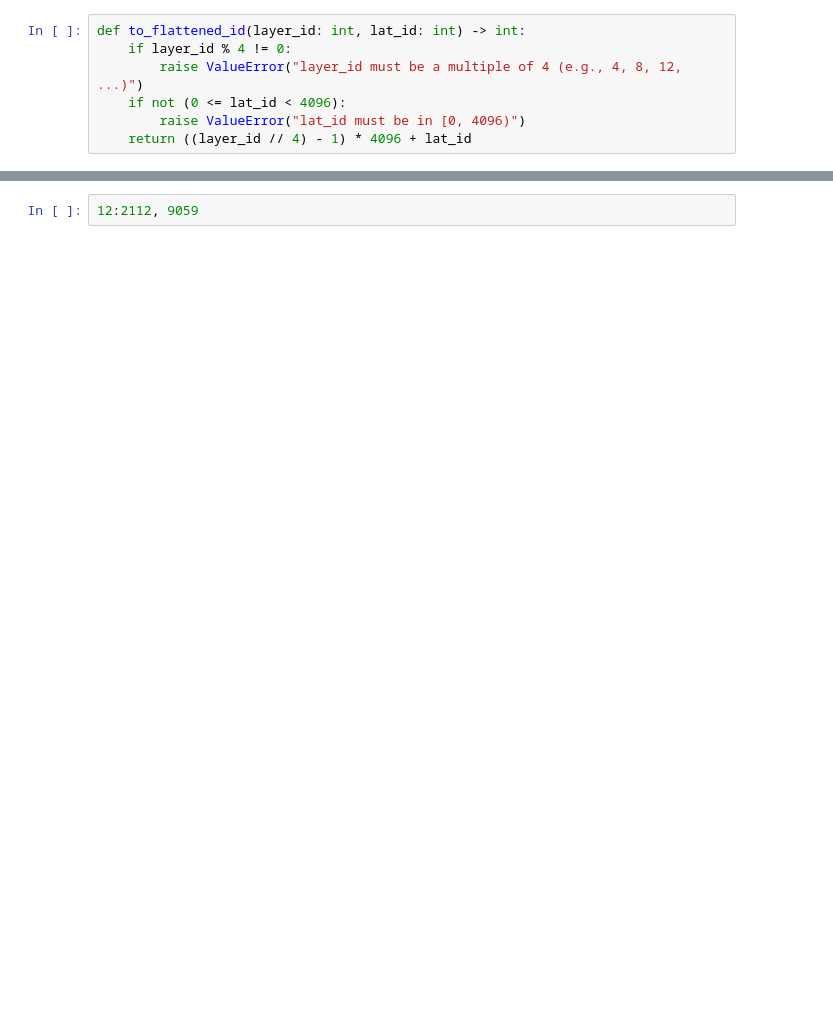
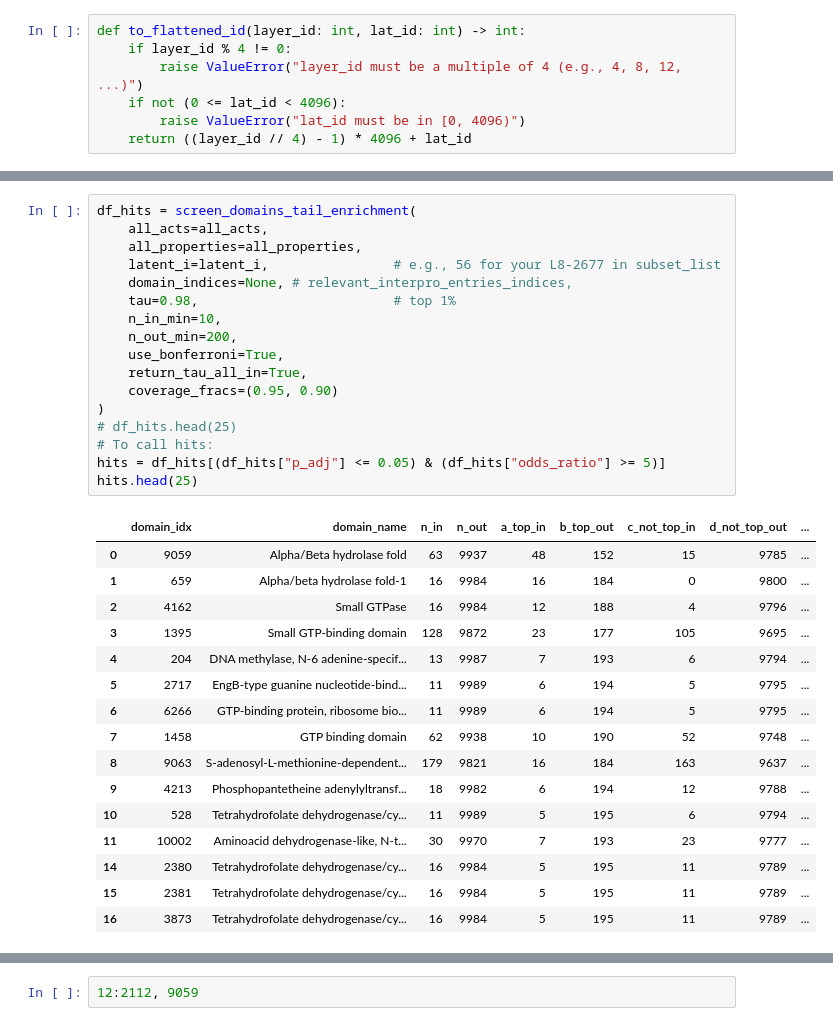
Before and after one commit to NainaniJatinZ/plm_circuits, a Jupyter notebook: notebooks/domain_corr/property_association_test.ipynb, the cells around one changed output, grey strips where cells are left out. Drawn from its saved outputs; the diff is of its cells as text; blank space fills up the shorter version.

```diff
--- a/notebooks/domain_corr/property_association_test.ipynb
+++ b/notebooks/domain_corr/property_association_test.ipynb
@@ -82,0 +413,34 @@ interpro_annotations_nonzero.iloc[9339]["ENTRY_NAME"]
+# %%
+df_hits = screen_domains_tail_enrichment(
+    all_acts=all_acts,
+    all_properties=all_properties,
+    latent_i=latent_i,                # e.g., 56 for your L8-2677 in subset_list
+    domain_indices=None, # relevant_interpro_entries_indices,
+    tau=0.98,                         # top 1%
+    n_in_min=10,
+    n_out_min=200,
+    use_bonferroni=True,
+    return_tau_all_in=True,
+    coverage_fracs=(0.95, 0.90)
+)
+# df_hits.head(25)
+# To call hits:
+hits = df_hits[(df_hits["p_adj"] <= 0.05) & (df_hits["odds_ratio"] >= 5)]
+hits.head(25)
+# %% [output]
+|  | domain_idx | domain_name | n_in | n_out | a_top_in | b_top_out | c_not_top_in | d_not_top_out | ... |
+| 0 | 9059 | Alpha/Beta hydrolase fold | 63 | 9937 | 48 | 152 | 15 | 9785 | ... |
+| 1 | 659 | Alpha/beta hydrolase fold-1 | 16 | 9984 | 16 | 184 | 0 | 9800 | ... |
+| 2 | 4162 | Small GTPase | 16 | 9984 | 12 | 188 | 4 | 9796 | ... |
+| 3 | 1395 | Small GTP-binding domain | 128 | 9872 | 23 | 177 | 105 | 9695 | ... |
+| 4 | 204 | DNA methylase, N-6 adenine-specif... | 13 | 9987 | 7 | 193 | 6 | 9794 | ... |
+| 5 | 2717 | EngB-type guanine nucleotide-bind... | 11 | 9989 | 6 | 194 | 5 | 9795 | ... |
+| 6 | 6266 | GTP-binding protein, ribosome bio... | 11 | 9989 | 6 | 194 | 5 | 9795 | ... |
+| 7 | 1458 | GTP binding domain | 62 | 9938 | 10 | 190 | 52 | 9748 | ... |
+| 8 | 9063 | S-adenosyl-L-methionine-dependent... | 179 | 9821 | 16 | 184 | 163 | 9637 | ... |
+| 9 | 4213 | Phosphopantetheine adenylyltransf... | 18 | 9982 | 6 | 194 | 12 | 9788 | ... |
+| 10 | 528 | Tetrahydrofolate dehydrogenase/cy... | 11 | 9989 | 5 | 195 | 6 | 9794 | ... |
+| 11 | 10002 | Aminoacid dehydrogenase-like, N-t... | 30 | 9970 | 7 | 193 | 23 | 9777 | ... |
+| 14 | 2380 | Tetrahydrofolate dehydrogenase/cy... | 16 | 9984 | 5 | 195 | 11 | 9789 | ... |
+| 15 | 2381 | Tetrahydrofolate dehydrogenase/cy... | 16 | 9984 | 5 | 195 | 11 | 9789 | ... |
+| 16 | 3873 | Tetrahydrofolate dehydrogenase/cy... | 16 | 9984 | 5 | 195 | 11 | 9789 | ... |
```
Also changed, not shown: parts of 32 cells of this notebook, 5 other files.
